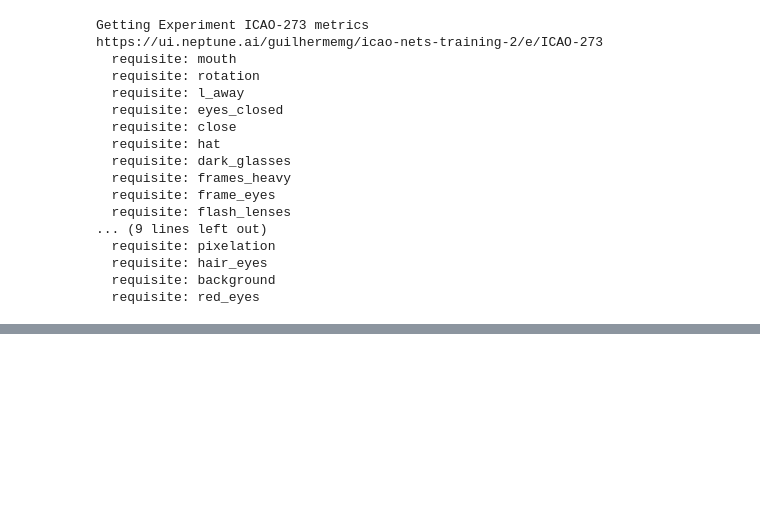
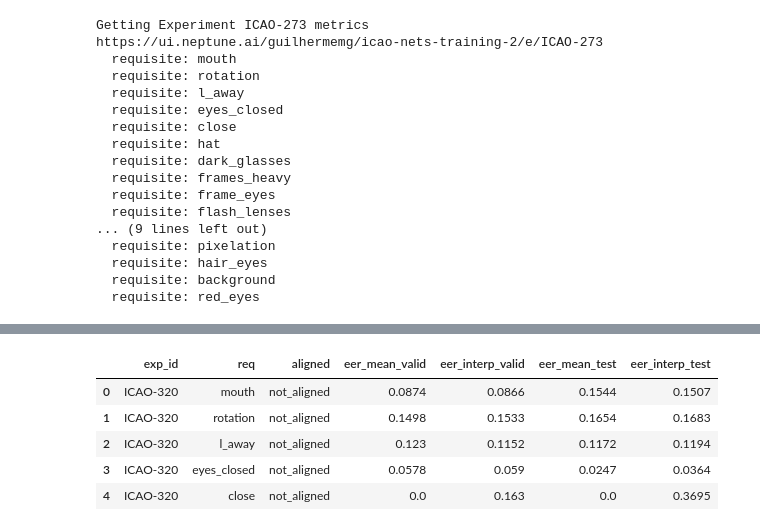
Before and after one commit to guilhermemg/icao_nets_training, a Jupyter notebook: project/analysis/download_exps_data.ipynb, the cells around one changed output, grey strips where cells are left out. Saved outputs shown, nothing was run; the diff lists cells and outputs as text; code cells hidden in the pictures; blank space fills up the shorter version.

Commit message:
download experiment data of NAS ICAO-320

```diff
--- a/project/analysis/download_exps_data.ipynb
+++ b/project/analysis/download_exps_data.ipynb
@@ -560,0 +563,9 @@ https://ui.neptune.ai/guilhermemg/icao-nets-training-2/e/ICAO-273
+# %%
+final_df = pd.DataFrame()
+
+reqs_metrics = get_experiments_metrics('ICAO-320')
+for req,metrics in reqs_metrics.items():
+    final_df = final_df.append(metrics, ignore_index=True)
+
+final_df = final_df[COLUMNS]
+final_df.to_csv('nas_exps_data/NAS_metrics_approach_2_50_trials_1_child_epoch.csv', index=False)
@@ -560,0 +595,9 @@ https://ui.neptune.ai/guilhermemg/icao-nets-training-2/e/ICAO-273
+# %%
+final_df.head()
+# %% [output]
+|  | exp_id | req | aligned | eer_mean_valid | eer_interp_valid | eer_mean_test | eer_interp_test |
+| 0 | ICAO-320 | mouth | not_aligned | 0.0874 | 0.0866 | 0.1544 | 0.1507 |
+| 1 | ICAO-320 | rotation | not_aligned | 0.1498 | 0.1533 | 0.1654 | 0.1683 |
+| 2 | ICAO-320 | l_away | not_aligned | 0.123 | 0.1152 | 0.1172 | 0.1194 |
+| 3 | ICAO-320 | eyes_closed | not_aligned | 0.0578 | 0.059 | 0.0247 | 0.0364 |
+| 4 | ICAO-320 | close | not_aligned | 0.0 | 0.163 | 0.0 | 0.3695 |
```
Also changed, not shown: parts of 2 cells of this notebook, 1 other file.
